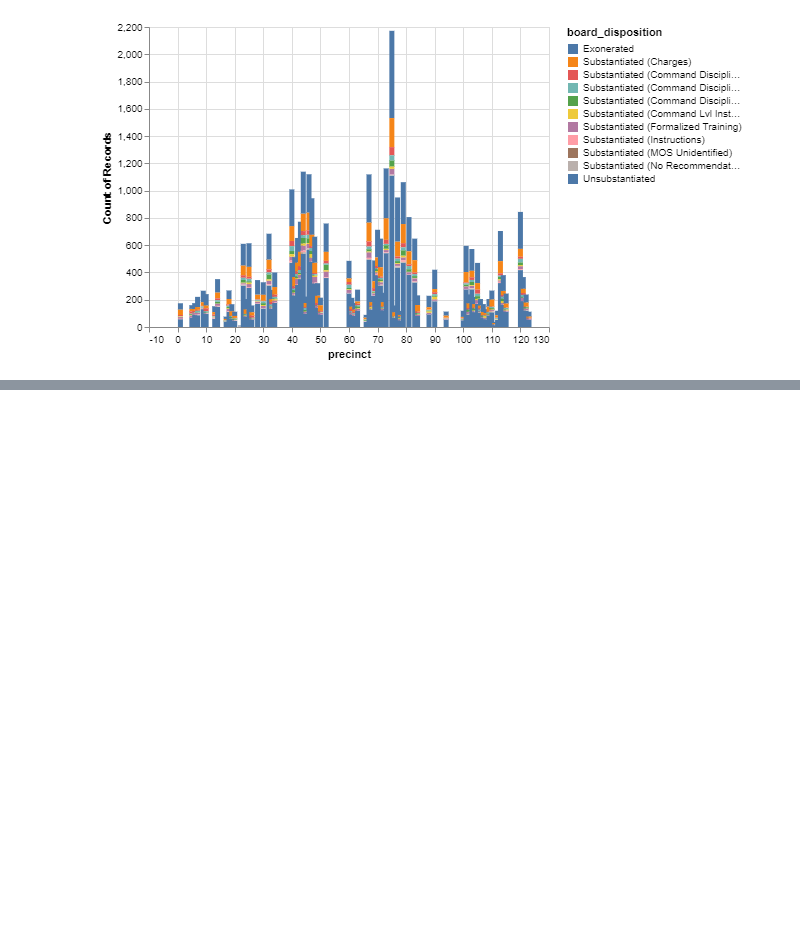
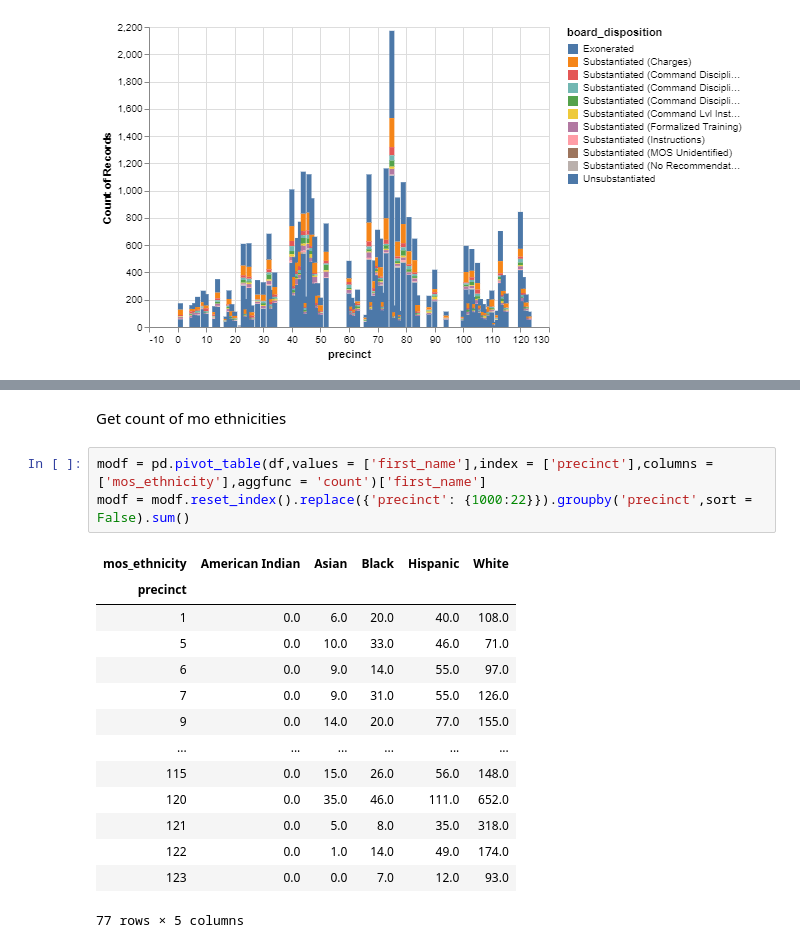
Before and after one commit to owenwjc/Projects, a Jupyter notebook: NYPD Complaints/ComplaintsStatistics.ipynb, the cells around one changed output, grey strips where cells are left out. Saved outputs shown, nothing was run; the diff lists cells and outputs as text; blank space fills up the shorter version.

```diff
--- a/NYPD Complaints/ComplaintsStatistics.ipynb
+++ b/NYPD Complaints/ComplaintsStatistics.ipynb
@@ -73,0 +105,20 @@ alt.Chart(df.where(df['precinct'] < 300)).mark_bar().encode(
+# %% [markdown]
+Get count of mo ethnicities
+# %%
+modf = pd.pivot_table(df,values = ['first_name'],index = ['precinct'],columns = ['mos_ethnicity'],aggfunc = 'count')['first_name']
+modf = modf.reset_index().replace({'precinct': {1000:22}}).groupby('precinct',sort = False).sum()
+# %% [output]
+| mos_ethnicity | American Indian | Asian | Black | Hispanic | White |
+| precinct |  |  |  |  |  |
+| 1 | 0.0 | 6.0 | 20.0 | 40.0 | 108.0 |
+| 5 | 0.0 | 10.0 | 33.0 | 46.0 | 71.0 |
+| 6 | 0.0 | 9.0 | 14.0 | 55.0 | 97.0 |
+| 7 | 0.0 | 9.0 | 31.0 | 55.0 | 126.0 |
+| 9 | 0.0 | 14.0 | 20.0 | 77.0 | 155.0 |
+| ... | ... | ... | ... | ... | ... |
+| 115 | 0.0 | 15.0 | 26.0 | 56.0 | 148.0 |
+| 120 | 0.0 | 35.0 | 46.0 | 111.0 | 652.0 |
+| 121 | 0.0 | 5.0 | 8.0 | 35.0 | 318.0 |
+| 122 | 0.0 | 1.0 | 14.0 | 49.0 | 174.0 |
+| 123 | 0.0 | 0.0 | 7.0 | 12.0 | 93.0 |
+77 rows × 5 columns
```
Also changed, not shown: parts of 12 cells of this notebook.
